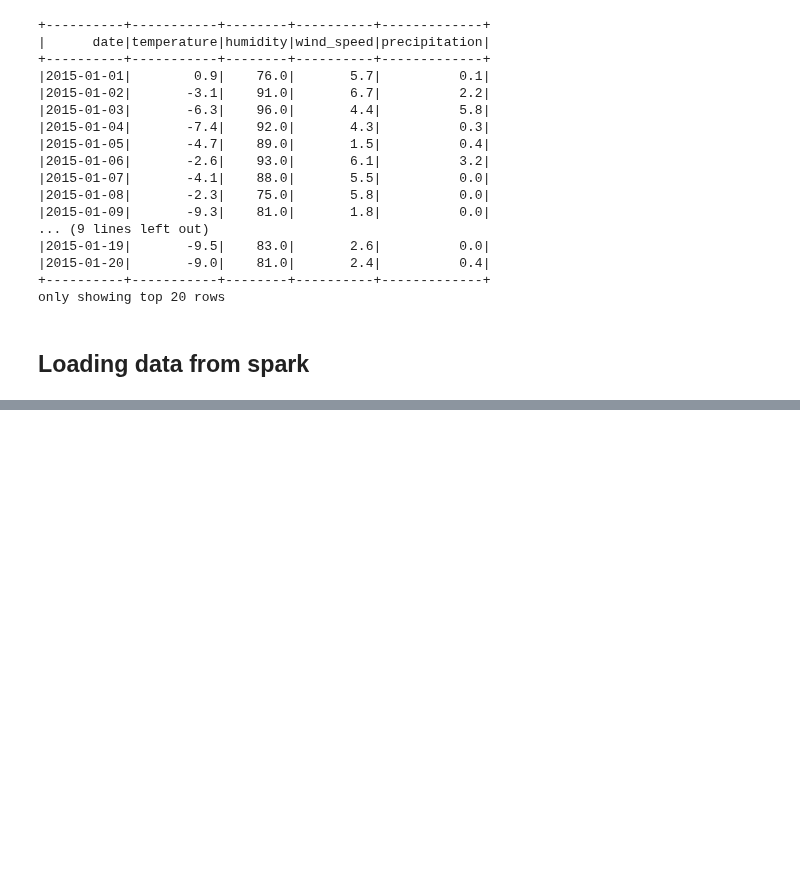
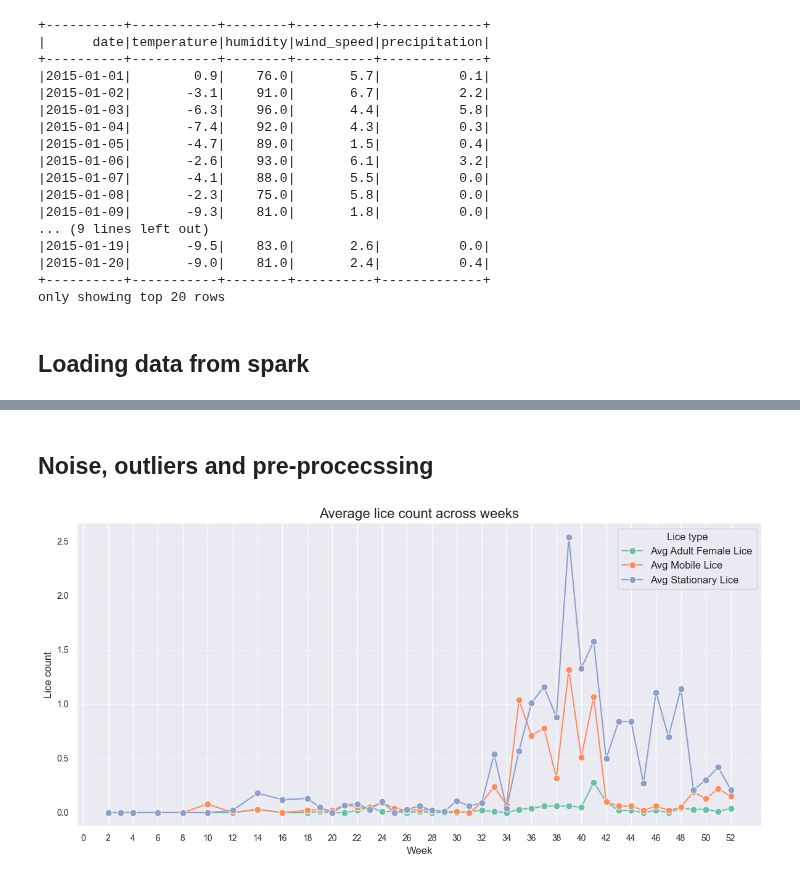
Before and after one commit to erlendrisvik/Compulsories, a Jupyter notebook: CA2/CA2.ipynb, the cells around one changed output, grey strips where cells are left out. Cells and saved outputs as stored; diff of their text form; code cells hidden in the pictures; blank space fills up the shorter version.

Commit message:
WIP plot. Need to fix week sequence

```diff
--- a/CA2/CA2.ipynb
+++ b/CA2/CA2.ipynb
@@ -368,0 +350,12 @@ weather_data
+# %%
+table_name = "lice_data_full"
+
+(spark
+.read
+.format("org.apache.spark.sql.cassandra")
+.options(table=table_name, keyspace="compulsory")
+.load()
+.createOrReplaceTempView(table_name))
+
+lice_data = spark.sql(f"select * from {table_name}").toPandas()
+lice_data.head()
@@ -368,0 +369,6 @@ weather_data
+# %%
+# convert year and week into a year-week column and sort it by date
+lice_data['year_week'] = lice_data['year'].astype(str) + "-" + lice_data['week'].astype(str)
+lice_data['year_week'] = pd.to_datetime(lice_data['year_week'] + '-1', format='%Y-%W-%w')
+lice_data = lice_data.sort_values(by='year_week')
+lice_data.head()
@@ -409,0 +423,30 @@ for ax in axes.flat:
+# %% [markdown]
+## Noise, outliers and pre-procecssing
+# %%
+# We start by plotting the data first to see how it looks like
+# Plot each of the three lice columns across time
+
+import numpy as np
+custom_palette = sns.color_palette("Set2")
+
+plt.figure(figsize=(12, 6))
+sns.lineplot(x='week', y='avgadultfemalelice', data=lice_data, marker='o',\
+              markersize=8, label='Avg Adult Female Lice', color=custom_palette[0])
+sns.lineplot(x='week', y='avgmobilelice', data=lice_data, marker='o',\
+              markersize=8, label='Avg Mobile Lice', color=custom_palette[1])
+sns.lineplot(x='week', y='avgstationarylice', data=lice_data, marker='o',\
+              markersize=8, label='Avg Stationary Lice', color=custom_palette[2])
+
+plt.title('Average lice count across weeks', fontsize=16)
+plt.xlabel('Week', fontsize=12)
+plt.ylabel('Lice count', fontsize=12)
+plt.xticks(fontsize=10)
+plt.yticks(fontsize=10)
+plt.xticks(np.arange(0, 53, 2))
+plt.grid(axis='y', linestyle='--', alpha=0.7)
+plt.legend(title='Lice type', fontsize=12)
+plt.tight_layout()
+
+plt.show()
+# %% [output]
+[figure, added]
```
Also changed, not shown: parts of 11 cells of this notebook.
